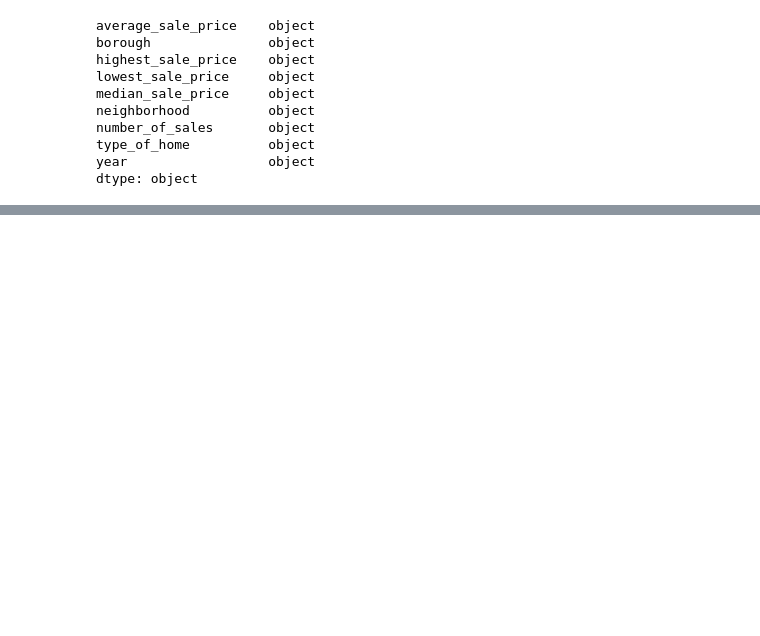
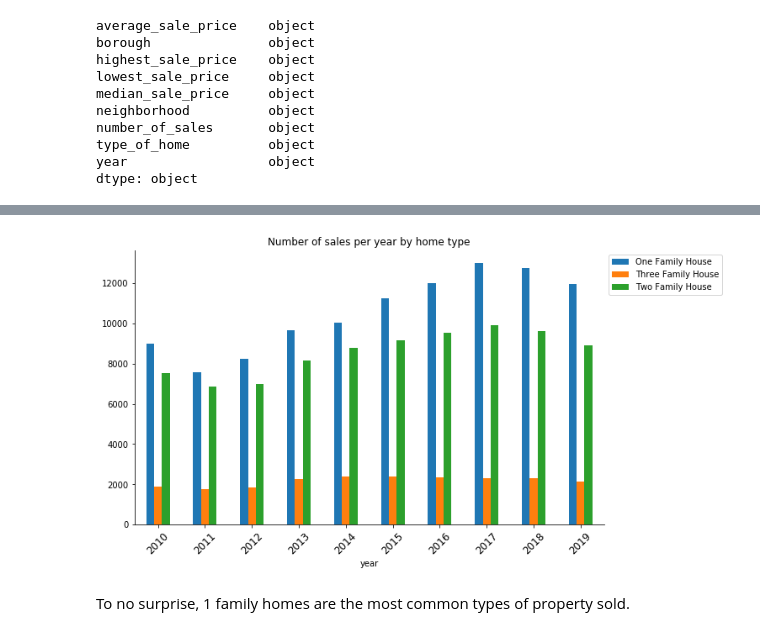
Before and after one commit to aclao89/NYC_Race-SAT, a Jupyter notebook: Schools.ipynb, the cells around one changed output, grey strips where cells are left out. Drawn from its saved outputs; the diff is of its cells as text; code cells hidden in the pictures; blank space fills up the shorter version.

```diff
--- a/Schools.ipynb
+++ b/Schools.ipynb
@@ -628,0 +697,19 @@ dtype: object
+# %%
+# Used pivot_table to create multi index so we want to access the number of sales per year of each house hold type
+
+pivot = df.pivot_table(columns='type_of_home', index='year', values="number_of_sales", aggfunc= sum)
+
+#Used Seaborn library for visualizations
+
+ax = pivot.plot(kind='bar', title="Number of sales per year by home type", figsize=(10,6))
+ax.set_xticklabels(labels = ["2010", "2011","2012","2013","2014","2015","2016","2017","2018","2019",],rotation=45, fontsize=12) # Adjusted tick labels
+
+ax.spines['right'].set_visible(False)
+ax.spines['top'].set_visible(False)
+#Move the legend off the graph for better visuals
+plt.legend(bbox_to_anchor=(1,1))
+plt.show()
+# %% [output]
+[figure, added]
+# %% [markdown]
+To no surprise, 1 family homes are the most common types of property sold.
```
Also changed, not shown: parts of 14 cells of this notebook.
